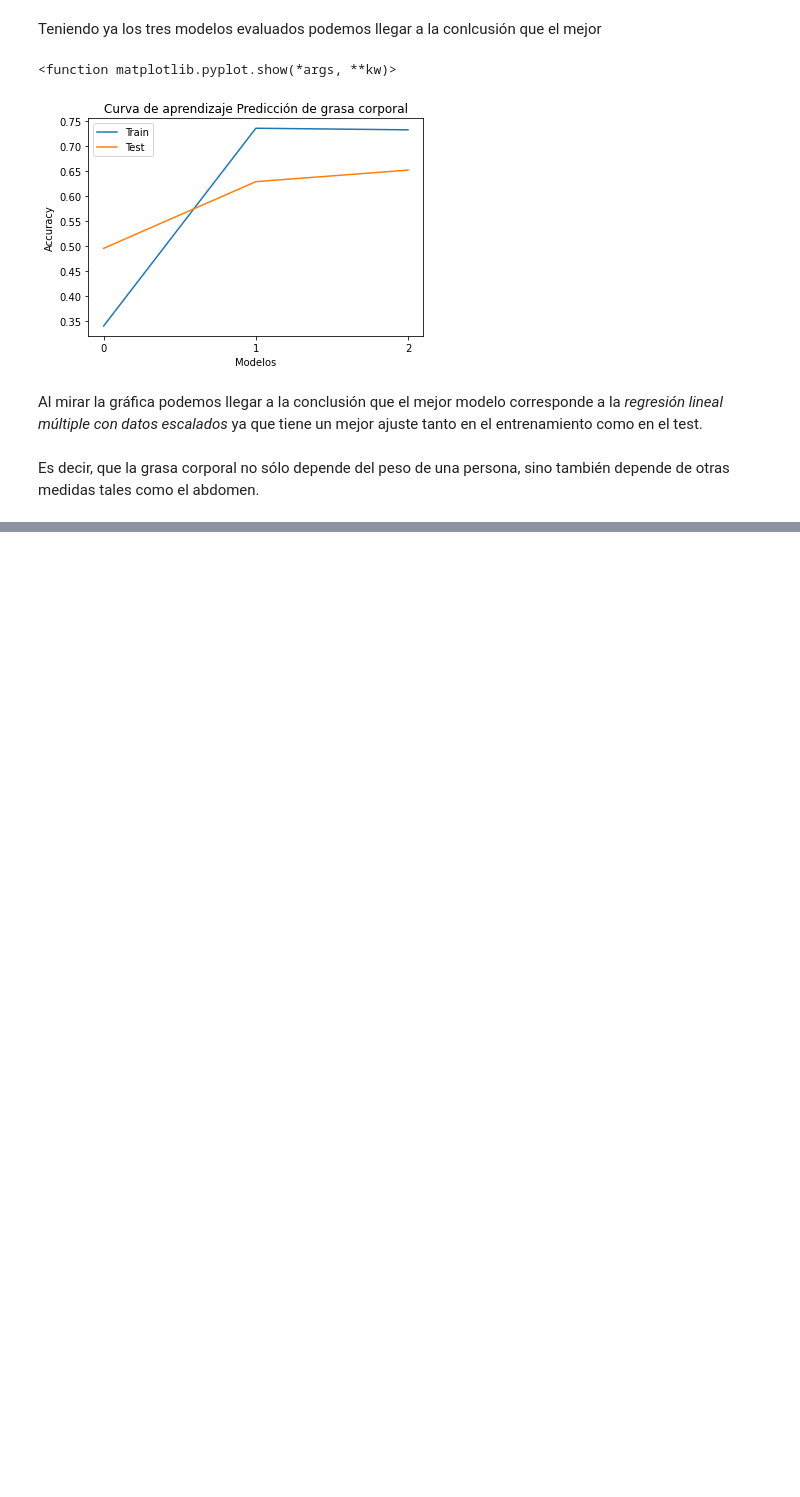
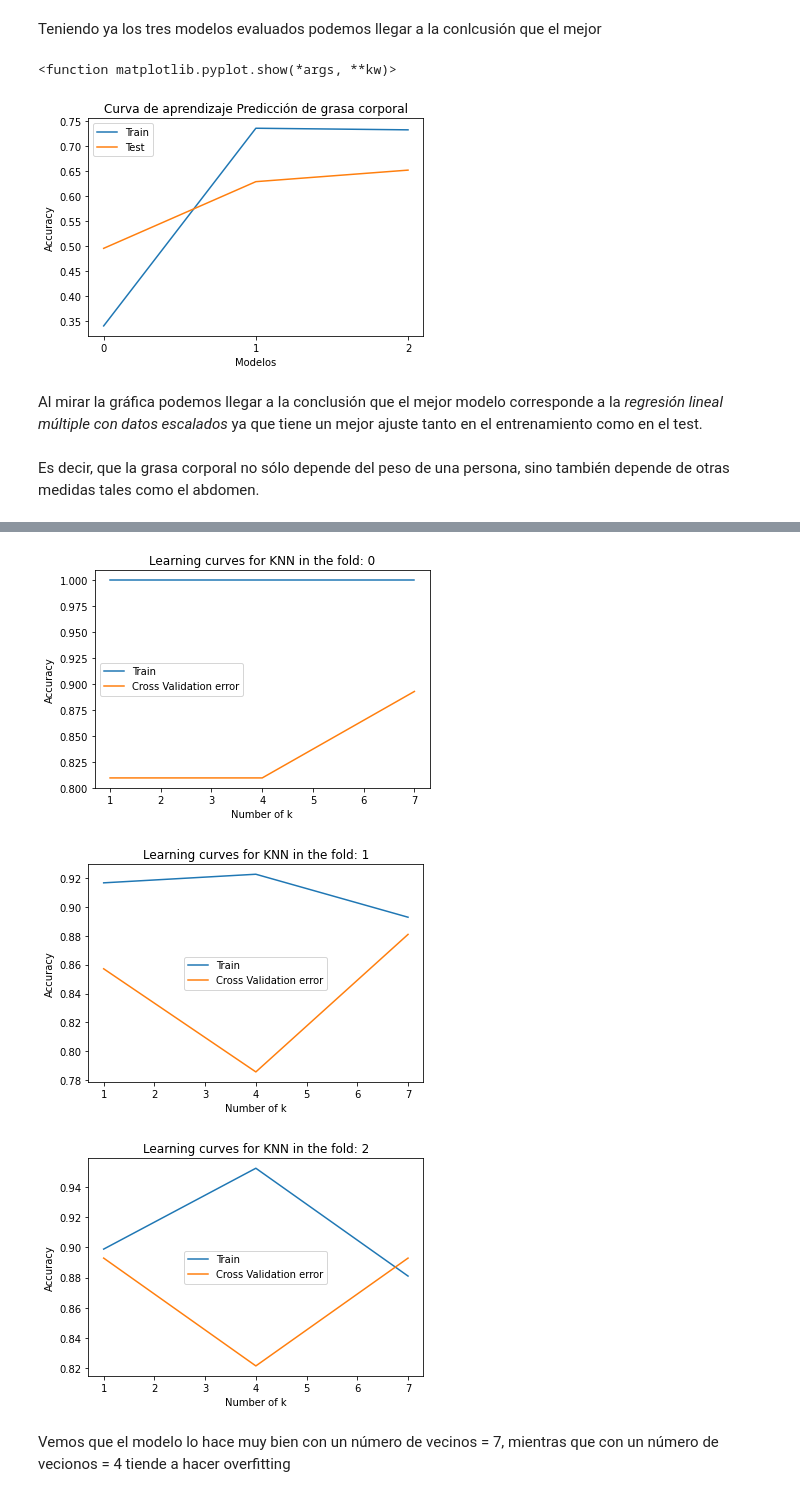
Before and after one commit to pedrosoriaa1a/Predicci-n_grasa, a Jupyter notebook: Predicción_de_grasa_corporal.ipynb, the cells around one changed output, grey strips where cells are left out. Saved outputs shown, nothing was run; the diff lists cells and outputs as text; code cells hidden in the pictures; blank space fills up the shorter version.

```diff
--- a/Predicción_de_grasa_corporal.ipynb
+++ b/Predicción_de_grasa_corporal.ipynb
@@ -409,0 +546,28 @@ Es decir, que la grasa corporal no sólo depende del peso de una persona, sino t
+# %%
+range_k = [x for x in range(1,9,3)]
+
+train_score, test_score = validation_curve(knn_scal,
+                X,
+                y,
+                param_name = 'n_neighbors',
+                param_range = range_k,
+                cv = 3)
+# %%
+for i in range(len(train_score)):
+  plt.plot(range_k,
+          train_score[i],
+          label='Train')
+  plt.plot(range_k,
+          test_score[i],
+          label='Cross Validation error')
+  plt.title('Learning curves for KNN in the fold: ' + str(i))
+  plt.xlabel('Number of k')
+  plt.ylabel('Accuracy')
+  plt.legend()
+  plt.show()
+# %% [output]
+[figure, added]
+[figure, added]
+[figure, added]
+# %% [markdown]
+Vemos que el modelo lo hace muy bien con un número de vecinos = 7, mientras que con un número de vecionos = 4 tiende a hacer overfitting
```
Also changed, not shown: parts of 25 cells of this notebook.
